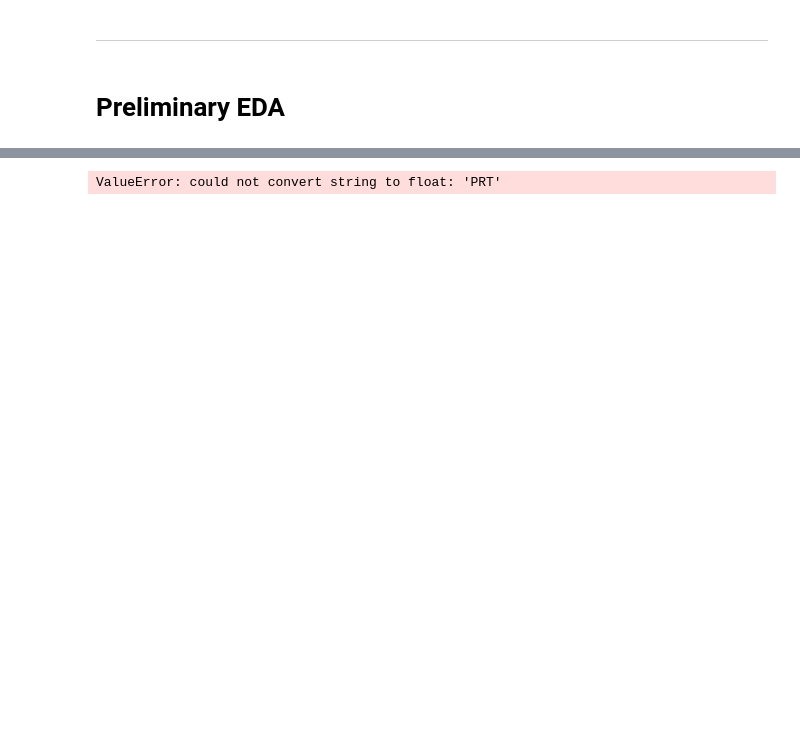
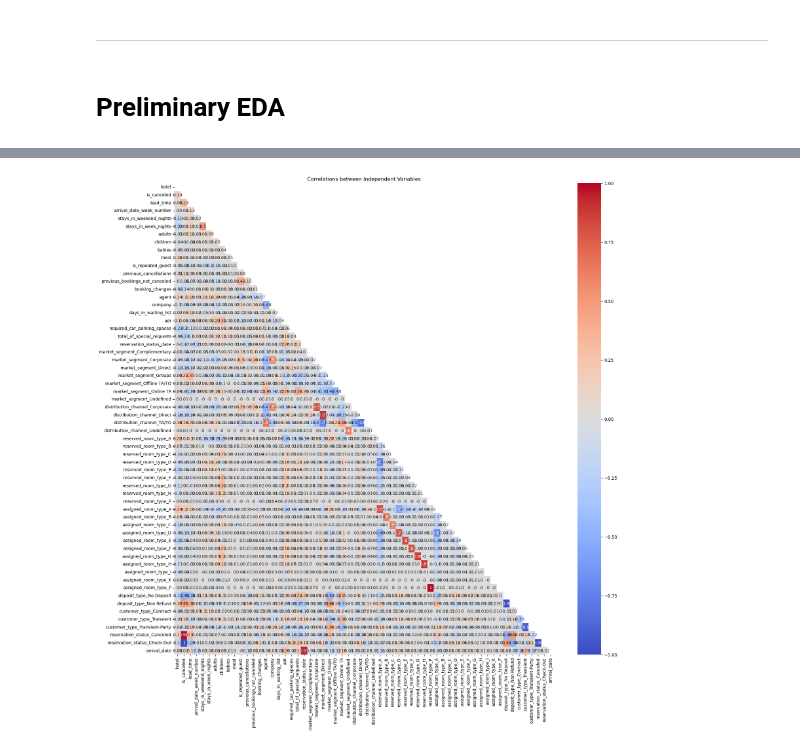
Before and after one commit to briantlui/predictive-model, a Jupyter notebook: notebooks/01-data-loading-cleaning.ipynb, the cells around one changed output, grey strips where cells are left out. Cells and saved outputs as stored; diff of their text form; code cells hidden in the pictures; blank space fills up the shorter version.

Commit message:
created dummy variables, dropped reference columns, created day_demand column as target variable, ran first correlation heatmap

```diff
--- a/notebooks/01-data-loading-cleaning.ipynb
+++ b/notebooks/01-data-loading-cleaning.ipynb
@@ -648,0 +742,12 @@ Name: count, dtype: int64
+# %%
+#Create Arrival Date column using by combining `arrival_date_year`, `arrival_date_month`, and `arrival_date_day_of_month`
+
+#rename columns
+init_clean_df.rename(columns={'arrival_date_year':'year', 'arrival_date_month':'month', 'arrival_date_day_of_month':'day'},inplace=True)
+
+init_clean_df['arrival_date']= pd.to_datetime(init_clean_df[['year','month','day']])
+
+#dropping year, month, and day of month columns
+init_clean_df.drop(columns=['year','month','day'],inplace=True)
+
+init_clean_df.head(5)
@@ -648,0 +764,6 @@ Name: count, dtype: int64
+# %%
+#value counts of arrival_date
+day_demand_counts = init_clean_df['arrival_date'].value_counts()
+# %%
+init_clean_df['day_demand'] = init_clean_df['arrival_date'].map(day_demand_counts)
+init_clean_df['day_demand']
@@ -671,26 +824,27 @@ Index(['hotel', 'is_canceled', 'lead_time', 'arrival_date_year',
       dtype='object')
 # %%
 #Assigning independent variables to
-X = hotel_df_cleaned
+X = hotel_df_cleaned.drop('day_demand',axis=1)
+y = hotel_df_cleaned['day_demand']
 # %%
 #Create a dataframe out of X.corr()
 corr_df = X.corr()
 
 mask = np.triu(corr_df) #Find the top of the triangle
 
-plt.figure(figsize=(10,10))
+plt.figure(figsize=(20,20))
 
 #Create heatmap
 sns.heatmap(
     corr_df.round(2), #rounding
     vmax=1,#set max value to 1 because we want to bound the results
     vmin=-1, #set min value to -1 for the same reason
     cmap='coolwarm',
     annot=True, #put the points on the plot
     mask=mask #remove the top half
 
 )
 plt.title('Correlations between Independent Variables')
 plt.show()
 # %% [output]
-ValueError: could not convert string to float: 'PRT'
+[figure, added]
```
Also changed, not shown: parts of 29 cells of this notebook.
